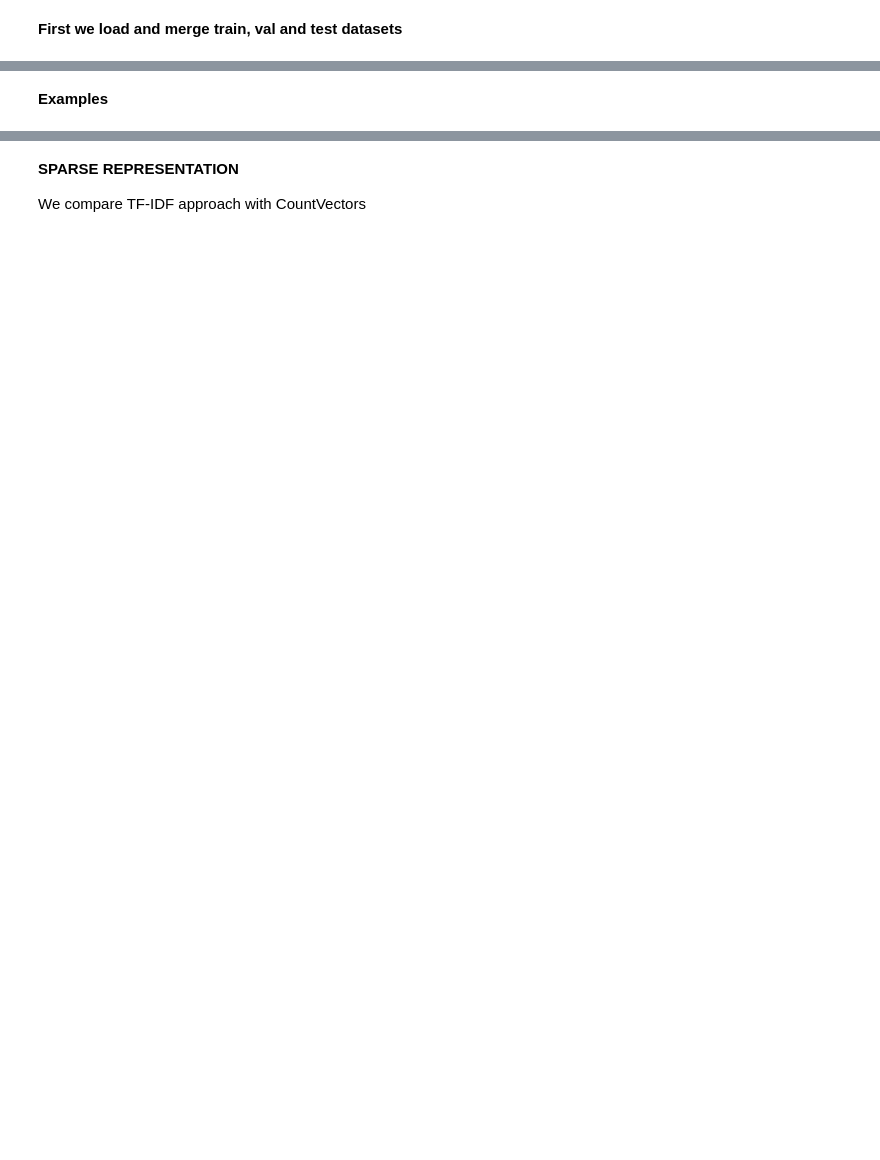
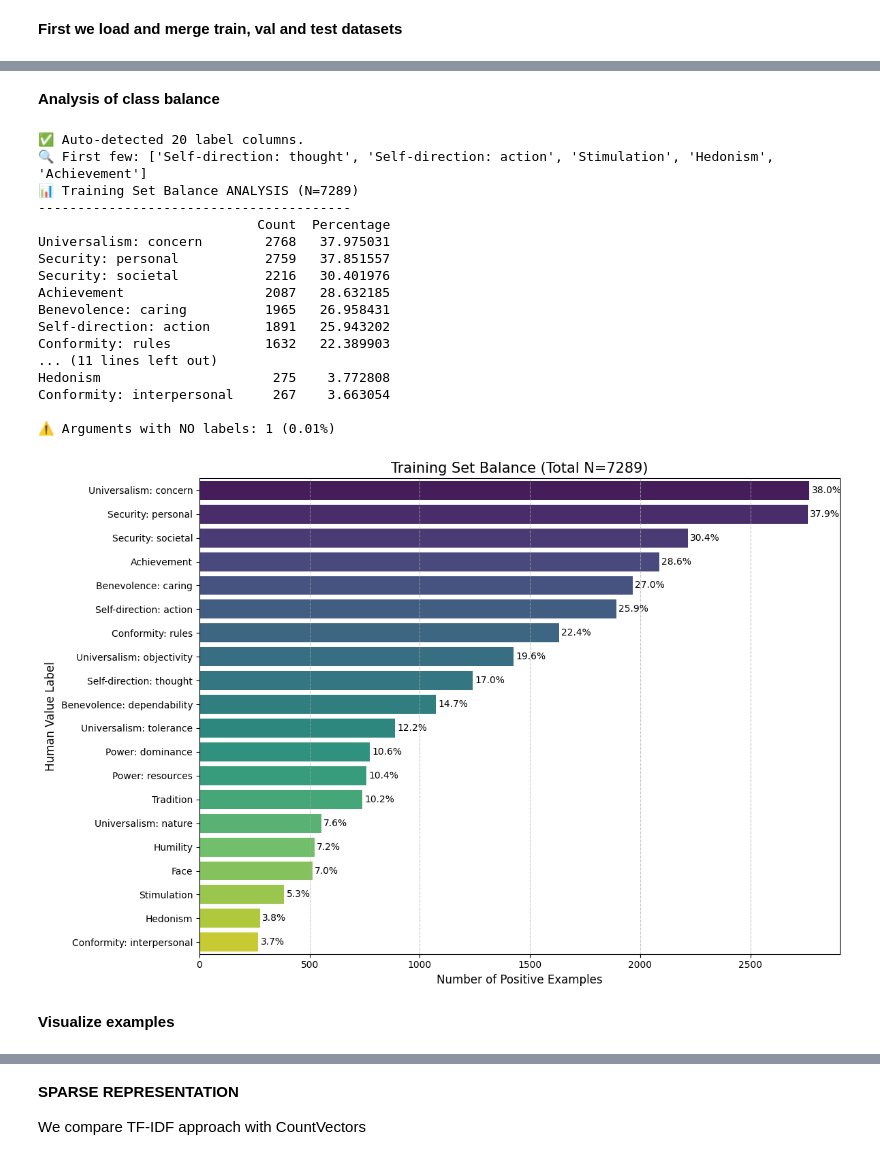
Before and after one commit to andresmln/Assigment-1-NLP, a Jupyter notebook: assignment_1.ipynb, the cells around one changed output, grey strips where cells are left out. Cells and saved outputs as stored; diff of their text form; code cells hidden in the pictures; blank space fills up the shorter version.

```diff
--- a/assignment_1.ipynb
+++ b/assignment_1.ipynb
@@ -45,3 +16,42 @@ Total Examples: 8865
+# %% [markdown]
+**Analysis of class balance**
+# %%
+import numpy as np
+from src.visualization import plot_class_distribution
+
+# 1. Feature Selection
+# Only select columns that are Numbers (Integers/Floats)
+label_cols = df_train_full.select_dtypes(include=['number']).columns.tolist()
+
+# 2. Exclude 'Argument ID' if it was selected (it is a number, but not a label)
+if 'Argument ID' in label_cols:
+    label_cols.remove('Argument ID')
+
+# 3. Double Check
+print(f"✅ Auto-detected {len(label_cols)} label columns.")
+print(f"🔍 First few: {label_cols[:5]}")
+
+# 4. Run Analysis
+plot_class_distribution(df_train_full, label_cols, title="Training Set Balance")
+# %% [output]
+✅ Auto-detected 20 label columns.
+🔍 First few: ['Self-direction: thought', 'Self-direction: action', 'Stimulation', 'Hedonism', 'Achievement']
+📊 Training Set Balance ANALYSIS (N=7289)
+----------------------------------------
+                            Count  Percentage
+Universalism: concern        2768   37.975031
+Security: personal           2759   37.851557
+Security: societal           2216   30.401976
+Achievement                  2087   28.632185
+Benevolence: caring          1965   26.958431
+Self-direction: action       1891   25.943202
+Conformity: rules            1632   22.389903
+... (11 lines left out)
+Hedonism                      275    3.772808
+Conformity: interpersonal     267    3.663054
+
+⚠️ Arguments with NO labels: 1 (0.01%)
+[figure, added]
 # %% [markdown]
-**Examples**
+**Visualize examples**
 # %%
```
Also changed, not shown: parts of 51 cells of this notebook, 6 other files.
